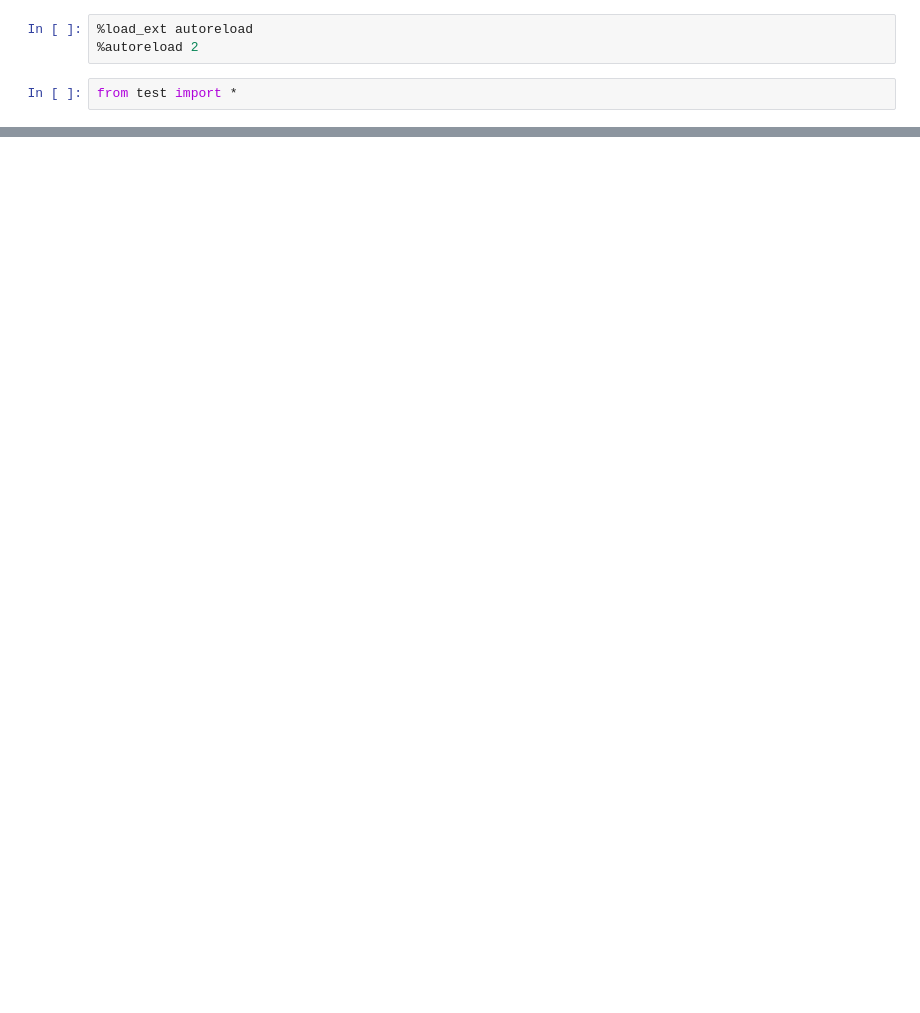
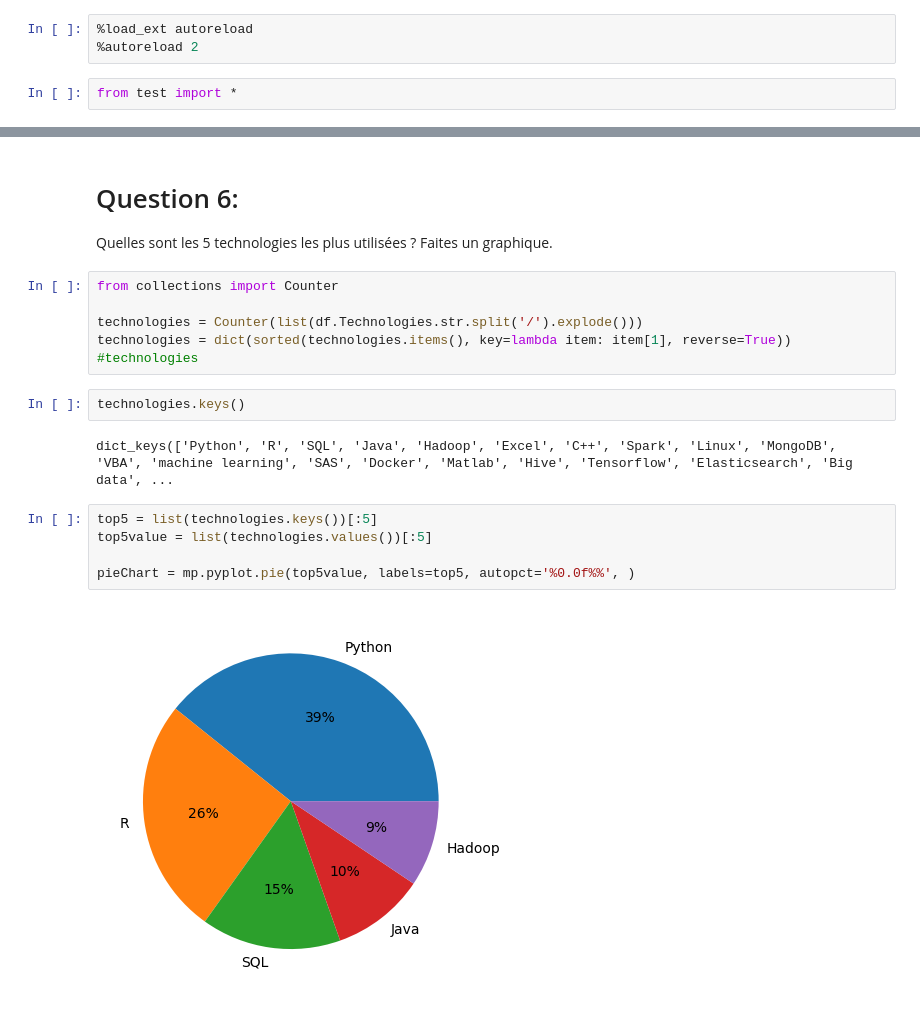
Before and after one commit to ettoreh/equancy-code-test, a Jupyter notebook: test.ipynb, the cells around one changed output, grey strips where cells are left out. Saved outputs shown, nothing was run; the diff lists cells and outputs as text; blank space fills up the shorter version.

Commit message:
done before question 7

```diff
--- a/test.ipynb
+++ b/test.ipynb
@@ -465,0 +213,20 @@ Ensuite plusieurs étapes sont nécessaires (entre autre un algorithme de machin
+# %% [markdown]
+# Question 6:
+Quelles sont les 5 technologies les plus utilisées ? Faites un graphique.
+# %%
+from collections import Counter
+
+technologies = Counter(list(df.Technologies.str.split('/').explode()))
+technologies = dict(sorted(technologies.items(), key=lambda item: item[1], reverse=True))
+#technologies
+# %%
+technologies.keys()
+# %% [output]
+dict_keys(['Python', 'R', 'SQL', 'Java', 'Hadoop', 'Excel', 'C++', 'Spark', 'Linux', 'MongoDB', 'VBA', 'machine learning', 'SAS', 'Docker', 'Matlab', 'Hive', 'Tensorflow', 'Elasticsearch', 'Big data', ...
+# %%
+top5 = list(technologies.keys())[:5]
+top5value = list(technologies.values())[:5]
+
+pieChart = mp.pyplot.pie(top5value, labels=top5, autopct='%0.0f%%', )
+# %% [output]
+[figure, added]
```
Also changed, not shown: parts of 74 cells of this notebook, 2 other files.
